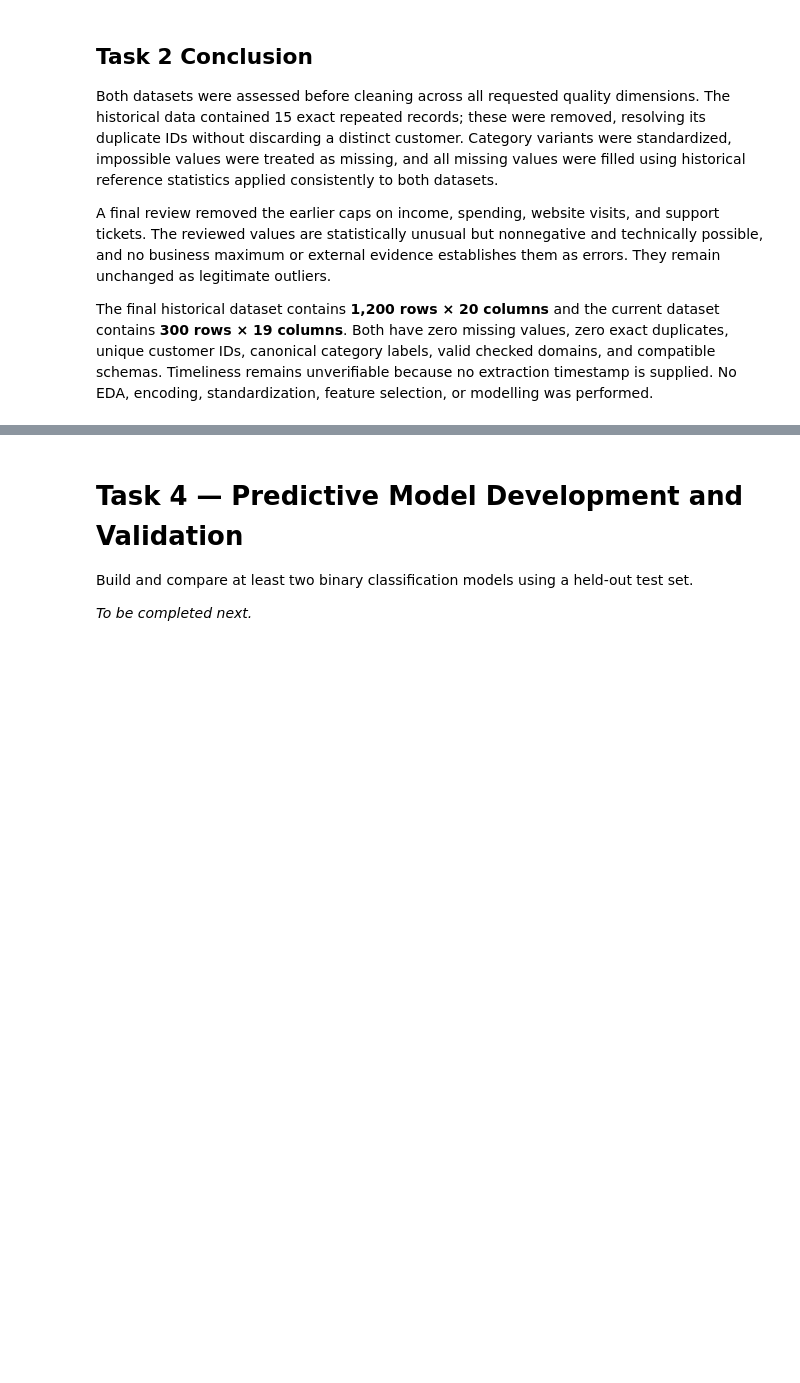
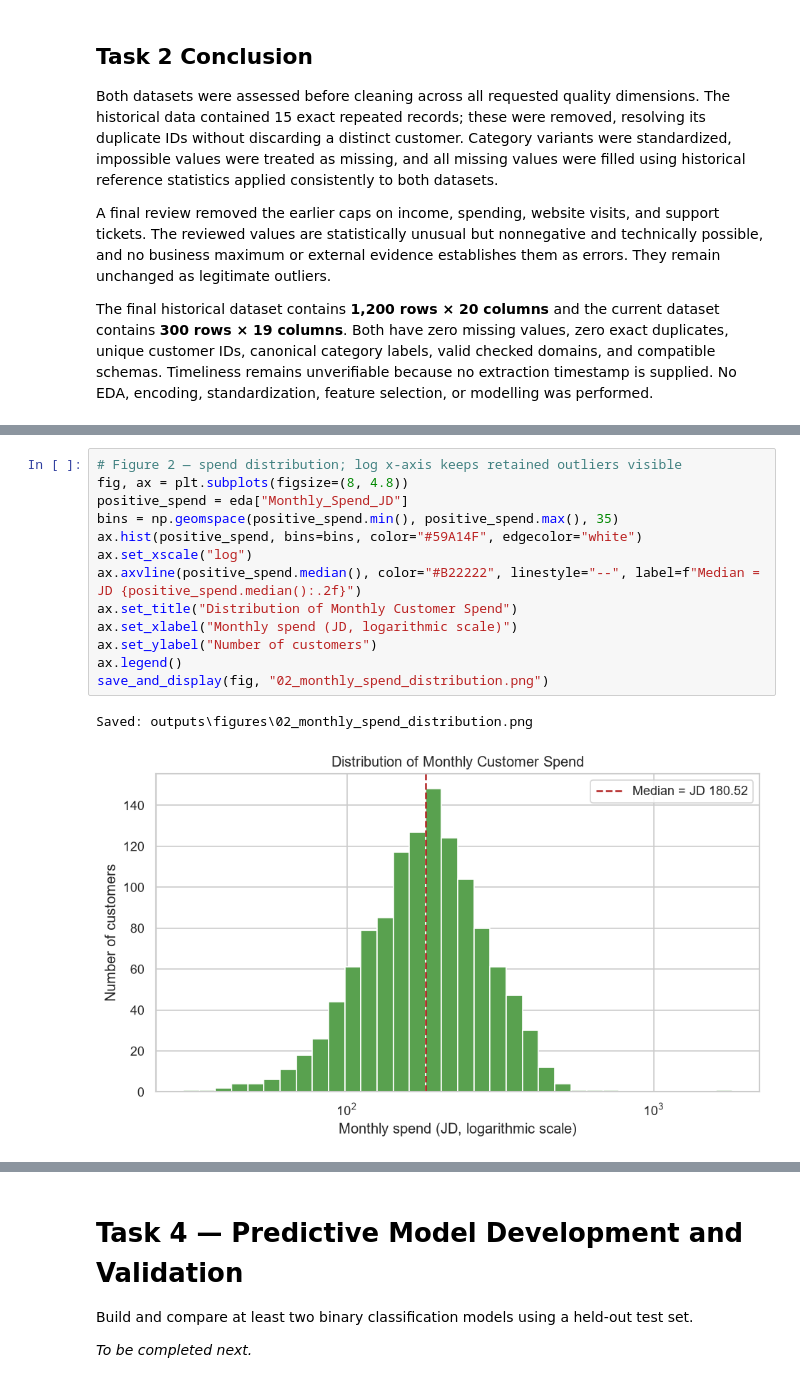
Before and after one commit to HaneenDahbour/novamart-customer-retention, a Jupyter notebook: NovaMart_Final_Project.ipynb, the cells around one changed output, grey strips where cells are left out. Cells and saved outputs as stored; diff of their text form; blank space fills up the shorter version.

```diff
--- a/NovaMart_Final_Project.ipynb
+++ b/NovaMart_Final_Project.ipynb
@@ -686,0 +889,16 @@ Calculate descriptive statistics, create at least five meaningful visualizations
+# %%
+# Figure 2 — spend distribution; log x-axis keeps retained outliers visible
+fig, ax = plt.subplots(figsize=(8, 4.8))
+positive_spend = eda["Monthly_Spend_JD"]
+bins = np.geomspace(positive_spend.min(), positive_spend.max(), 35)
+ax.hist(positive_spend, bins=bins, color="#59A14F", edgecolor="white")
+ax.set_xscale("log")
+ax.axvline(positive_spend.median(), color="#B22222", linestyle="--", label=f"Median = JD {positive_spend.median():.2f}")
+ax.set_title("Distribution of Monthly Customer Spend")
+ax.set_xlabel("Monthly spend (JD, logarithmic scale)")
+ax.set_ylabel("Number of customers")
+ax.legend()
+save_and_display(fig, "02_monthly_spend_distribution.png")
+# %% [output]
+Saved: outputs\figures\02_monthly_spend_distribution.png
+[figure, added]
```
Also changed, not shown: parts of 22 cells of this notebook, 13 other files.
